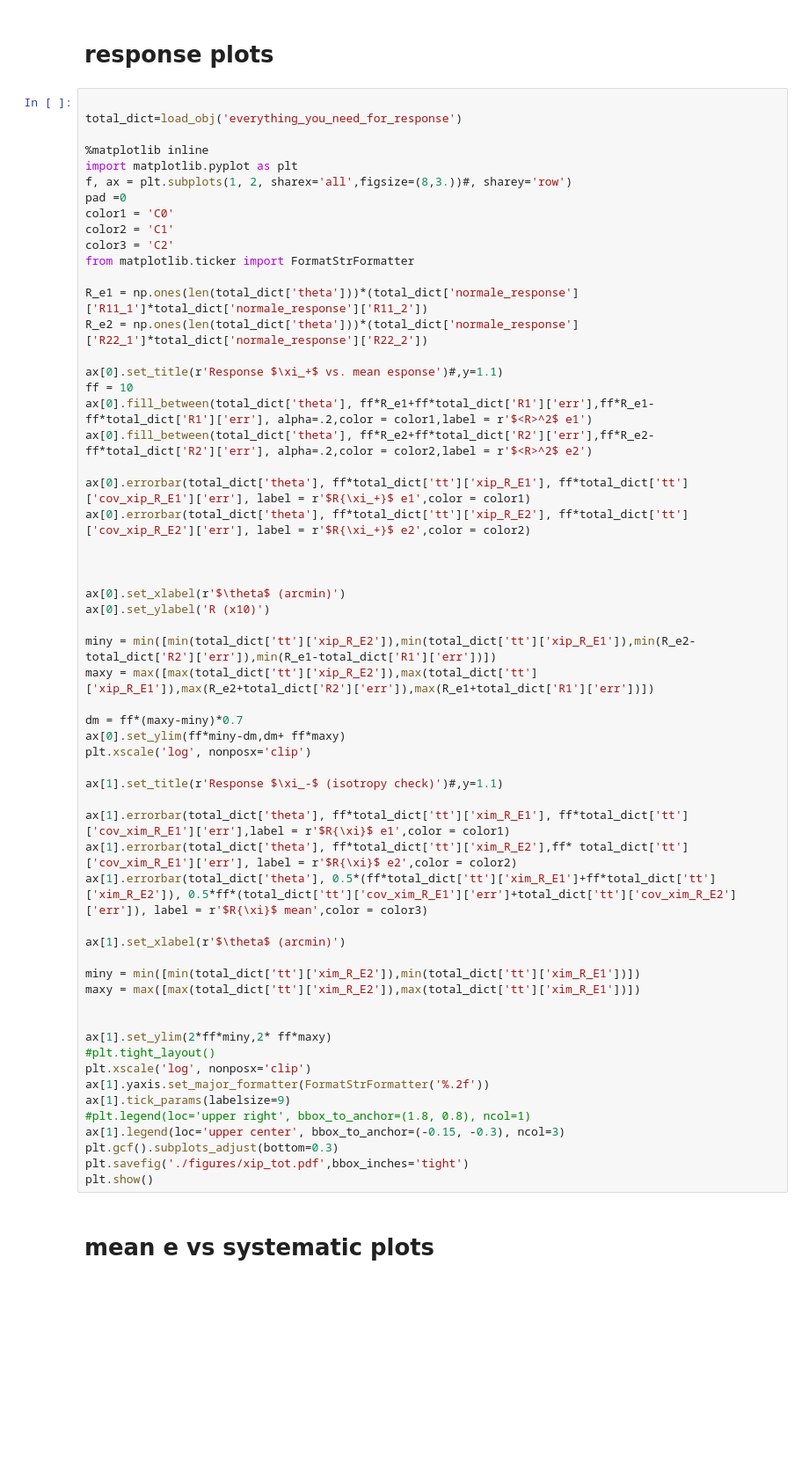
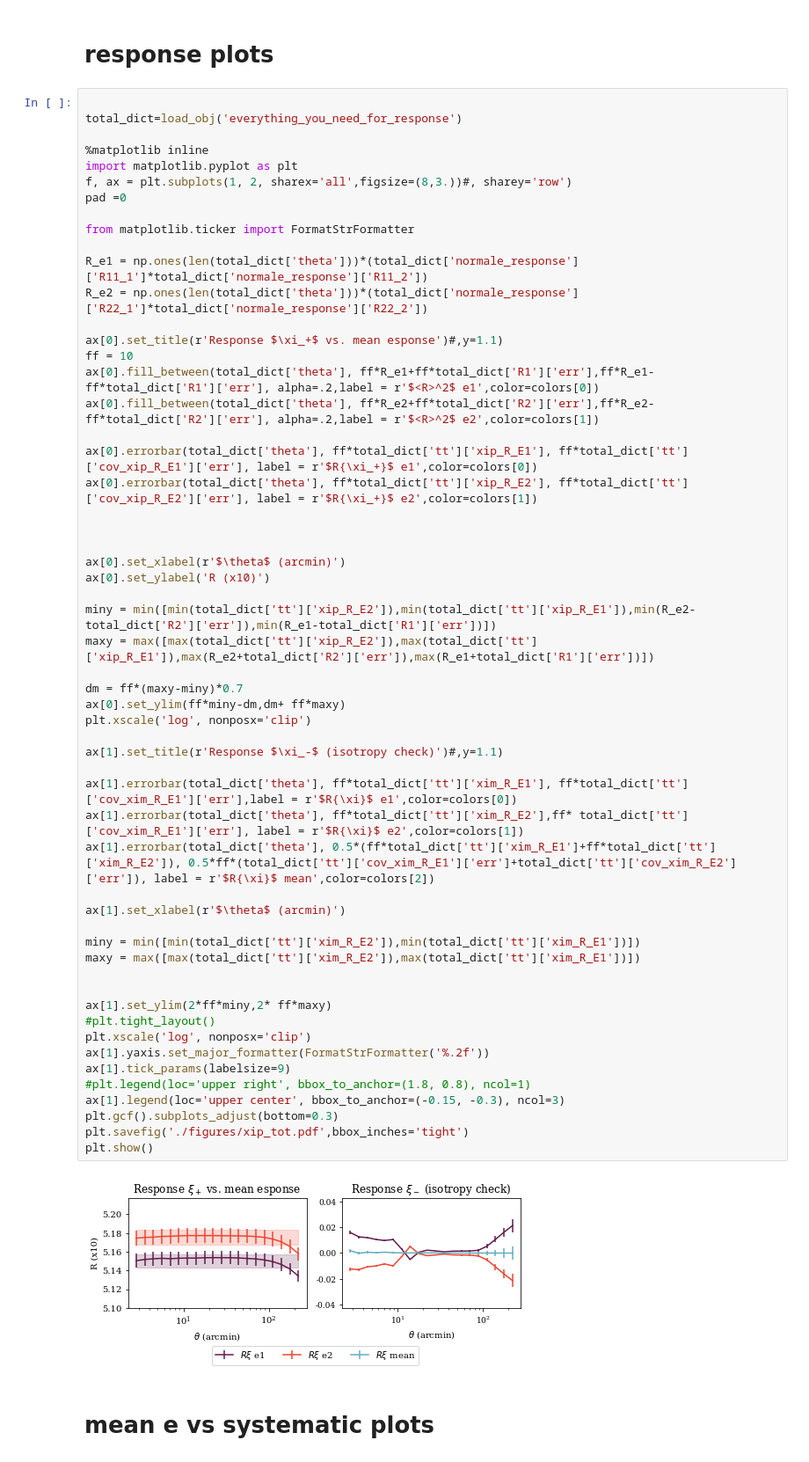
Before and after one commit to des-science/Y3_shearcat_tests, a Jupyter notebook: final_plots_paper/All_the_plots.ipynb, the cells around one changed output. Shown: that part at 88% size. Saved outputs shown, nothing was run; the diff lists cells and outputs as text; blank space fills up the shorter version.

```diff
--- a/final_plots_paper/All_the_plots.ipynb
+++ b/final_plots_paper/All_the_plots.ipynb
@@ -359,9 +346,7 @@ total_dict=load_obj('everything_you_need_for_response')
 import matplotlib.pyplot as plt
 f, ax = plt.subplots(1, 2, sharex='all',figsize=(8,3.))#, sharey='row')
 pad =0
-color1 = 'C0'
-color2 = 'C1'
-color3 = 'C2'
+
 from matplotlib.ticker import FormatStrFormatter
 
 R_e1 = np.ones(len(total_dict['theta']))*(total_dict['normale_response']['R11_1']*total_dict['normale_response']['R11_2'])
@@ -369,45 +354,47 @@ R_e2 = np.ones(len(total_dict['theta']))*(total_dict['normale_response']['R22_1'
 
 ax[0].set_title(r'Response $\xi_+$ vs. mean esponse')#,y=1.1)
 ff = 10
-ax[0].fill_between(total_dict['theta'], ff*R_e1+ff*total_dict['R1']['err'],ff*R_e1-ff*total_dict['R1']['err'], alpha=.2,color = color1,label = r'$<R>^2$ e1')
-ax[0].fill_between(total_dict['theta'], ff*R_e2+ff*total_dict['R2']['err'],ff*R_e2-ff*total_dict['R2']['err'], alpha=.2,color = color2,label = r'$<R>^2$ e2')
+ax[0].fill_between(total_dict['theta'], ff*R_e1+ff*total_dict['R1']['err'],ff*R_e1-ff*total_dict['R1']['err'], alpha=.2,label = r'$<R>^2$ e1',color=colors[0])
+ax[0].fill_between(total_dict['theta'], ff*R_e2+ff*total_dict['R2']['err'],ff*R_e2-ff*total_dict['R2']['err'], alpha=.2,label = r'$<R>^2$ e2',color=colors[1])
 
-ax[0].errorbar(total_dict['theta'], ff*total_dict['tt']['xip_R_E1'], ff*total_dict['tt']['cov_xip_R_E1']['err'], label = r'$R{\xi_+}$ e1',color = color1)
-ax[0].errorbar(total_dict['theta'], ff*total_dict['tt']['xip_R_E2'], ff*total_dict['tt']['cov_xip_R_E2']['err'], label = r'$R{\xi_+}$ e2',color = color2)
+ax[0].errorbar(total_dict['theta'], ff*total_dict['tt']['xip_R_E1'], ff*total_dict['tt']['cov_xip_R_E1']['err'], label = r'$R{\xi_+}$ e1',color=colors[0])
+ax[0].errorbar(total_dict['theta'], ff*total_dict['tt']['xip_R_E2'], ff*total_dict['tt']['cov_xip_R_E2']['err'], label = r'$R{\xi_+}$ e2',color=colors[1])
 
 
 
 ax[0].set_xlabel(r'$\theta$ (arcmin)')
 ax[0].set_ylabel('R (x10)')
 
 miny = min([min(total_dict['tt']['xip_R_E2']),min(total_dict['tt']['xip_R_E1']),min(R_e2-total_dict['R2']['err']),min(R_e1-total_dict['R1']['err'])])
 maxy = max([max(total_dict['tt']['xip_R_E2']),max(total_dict['tt']['xip_R_E1']),max(R_e2+total_dict['R2']['err']),max(R_e1+total_dict['R1']['err'])])
 
 dm = ff*(maxy-miny)*0.7
 ax[0].set_ylim(ff*miny-dm,dm+ ff*maxy)
 plt.xscale('log', nonposx='clip')
 
 ax[1].set_title(r'Response $\xi_-$ (isotropy check)')#,y=1.1)
 
-ax[1].errorbar(total_dict['theta'], ff*total_dict['tt']['xim_R_E1'], ff*total_dict['tt']['cov_xim_R_E1']['err'],label = r'$R{\xi}$ e1',color = color1)
-ax[1].errorbar(total_dict['theta'], ff*total_dict['tt']['xim_R_E2'],ff* total_dict['tt']['cov_xim_R_E1']['err'], label = r'$R{\xi}$ e2',color = color2)
-ax[1].errorbar(total_dict['theta'], 0.5*(ff*total_dict['tt']['xim_R_E1']+ff*total_dict['tt']['xim_R_E2']), 0.5*ff*(total_dict['tt']['cov_xim_R_E1']['err']+total_dict['tt']['cov_xim_R_E2']['err']), label = r'$R{\xi}$ mean',color = color3)
+ax[1].errorbar(total_dict['theta'], ff*total_dict['tt']['xim_R_E1'], ff*total_dict['tt']['cov_xim_R_E1']['err'],label = r'$R{\xi}$ e1',color=colors[0])
+ax[1].errorbar(total_dict['theta'], ff*total_dict['tt']['xim_R_E2'],ff* total_dict['tt']['cov_xim_R_E1']['err'], label = r'$R{\xi}$ e2',color=colors[1])
+ax[1].errorbar(total_dict['theta'], 0.5*(ff*total_dict['tt']['xim_R_E1']+ff*total_dict['tt']['xim_R_E2']), 0.5*ff*(total_dict['tt']['cov_xim_R_E1']['err']+total_dict['tt']['cov_xim_R_E2']['err']), label = r'$R{\xi}$ mean',color=colors[2])
 
 ax[1].set_xlabel(r'$\theta$ (arcmin)')
 
 miny = min([min(total_dict['tt']['xim_R_E2']),min(total_dict['tt']['xim_R_E1'])])
 maxy = max([max(total_dict['tt']['xim_R_E2']),max(total_dict['tt']['xim_R_E1'])])
 
 
 ax[1].set_ylim(2*ff*miny,2* ff*maxy)
 #plt.tight_layout()
 plt.xscale('log', nonposx='clip')
 ax[1].yaxis.set_major_formatter(FormatStrFormatter('%.2f'))
 ax[1].tick_params(labelsize=9)
 #plt.legend(loc='upper right', bbox_to_anchor=(1.8, 0.8), ncol=1)
 ax[1].legend(loc='upper center', bbox_to_anchor=(-0.15, -0.3), ncol=3)
 plt.gcf().subplots_adjust(bottom=0.3)
 plt.savefig('./figures/xip_tot.pdf',bbox_inches='tight')
 plt.show()
+# %% [output]
+[figure, added]
 # %% [markdown]
 # mean e vs systematic plots
```
Also changed, not shown: parts of 8 cells of this notebook.
